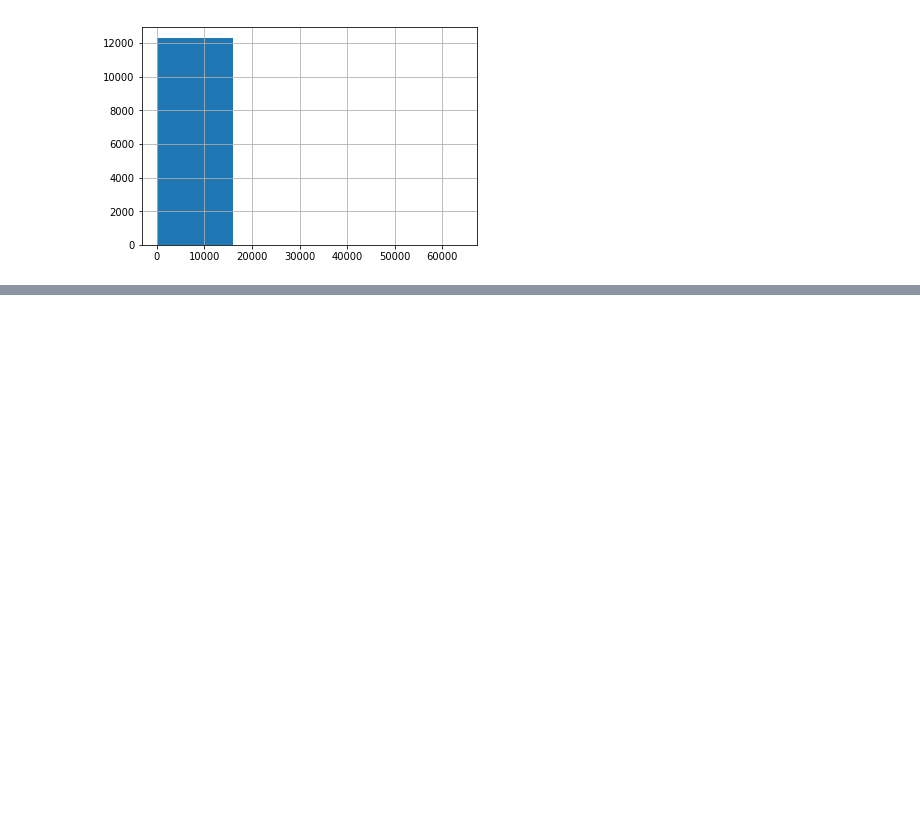
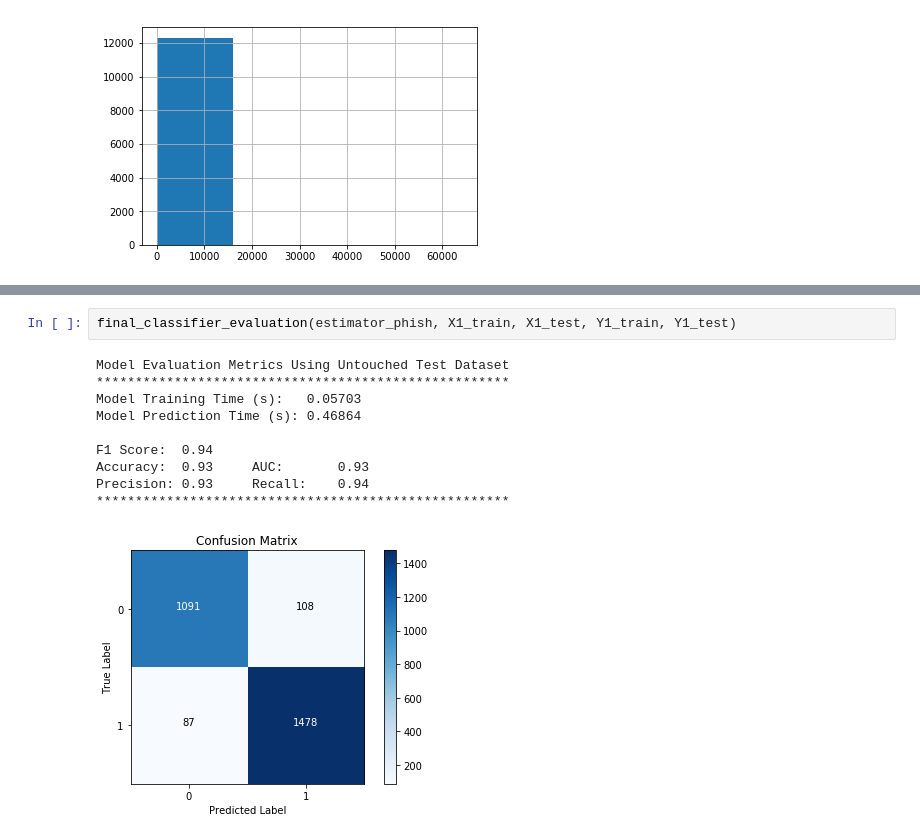
Before and after one commit to ryanym/cs7641, a Jupyter notebook: assignment1/testbench.ipynb, the cells around one changed output, grey strips where cells are left out. Cells and saved outputs as stored; diff of their text form; blank space fills up the shorter version.

```diff
--- a/assignment1/testbench.ipynb
+++ b/assignment1/testbench.ipynb
@@ -67,0 +209,13 @@ data2['ProductRelated_Duration'].hist(bins=4)
+# %%
+final_classifier_evaluation(estimator_phish, X1_train, X1_test, Y1_train, Y1_test)
+# %% [output]
+Model Evaluation Metrics Using Untouched Test Dataset
+*****************************************************
+Model Training Time (s):   0.05703
+Model Prediction Time (s): 0.46864
+
+F1 Score:  0.94
+Accuracy:  0.93     AUC:       0.93
+Precision: 0.93     Recall:    0.94
+*****************************************************
+[figure, added]
```
Also changed, not shown: parts of 6 cells of this notebook.
